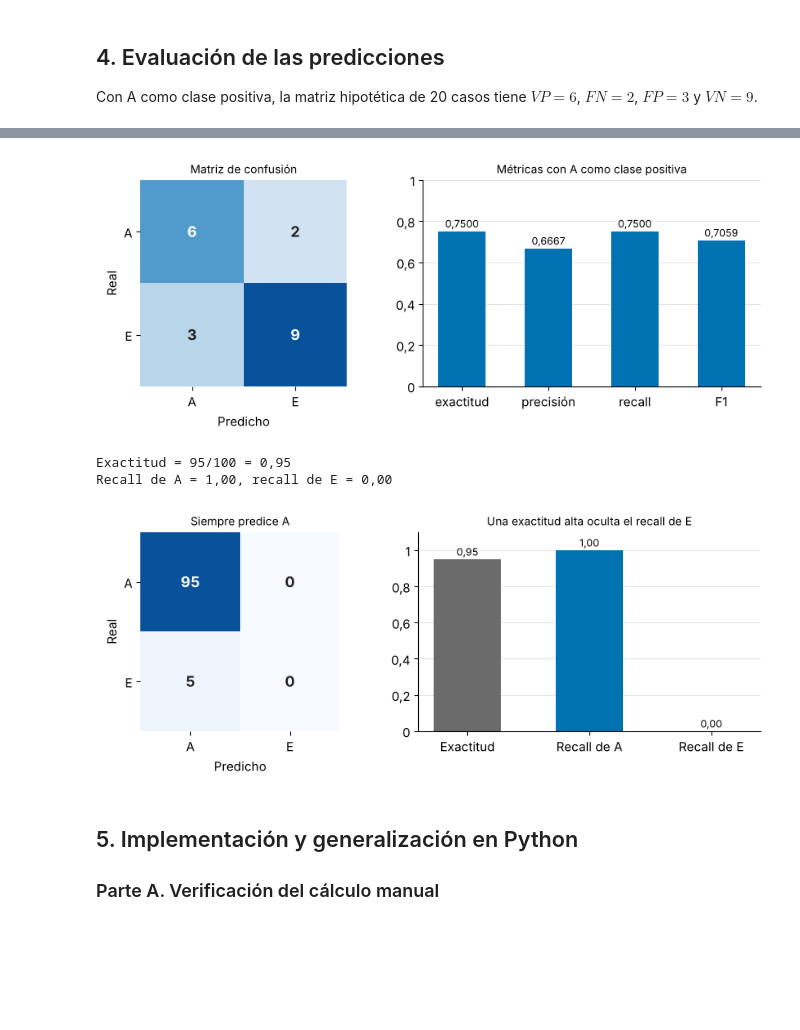
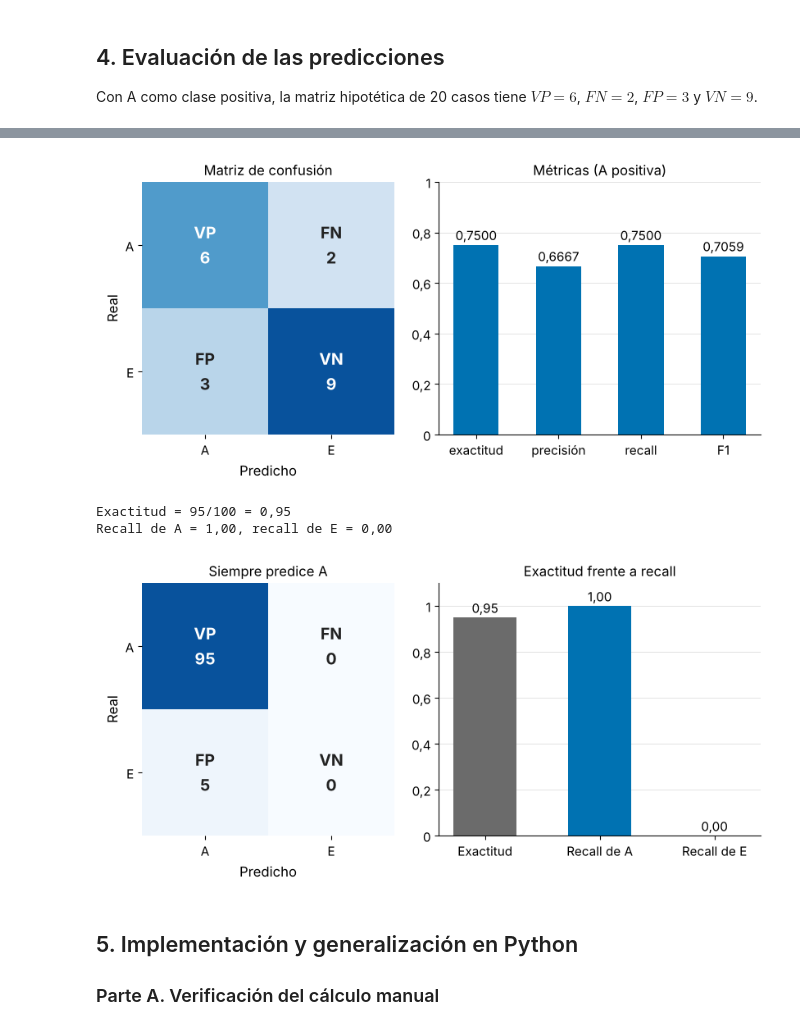
Before and after one commit to CamiloDG07/Taller-Arboles-de-decisi-n, a Jupyter notebook: taller_arboles_decision.ipynb, the cells around one changed output, grey strips where cells are left out. Cells and saved outputs as stored; diff of their text form; code cells hidden in the pictures; blank space fills up the shorter version.

```diff
--- a/taller_arboles_decision.ipynb
+++ b/taller_arboles_decision.ipynb
@@ -408,0 +484,17 @@ guardar("fig_03_arbol_manual.png")
+# %%
+orden = tabla_hijo.sort_values("ΔG")
+fig, ax = plt.subplots(figsize=(7.6, 4.8))
+colores = [COLOR["A"] if v == orden["ΔG"].max() else "#9DB9CF"
+           for v in orden["ΔG"]]
+barras = ax.barh(orden["pregunta"], orden["ΔG"], color=colores,
+                 height=0.62)
+for barra, valor in zip(barras, orden["ΔG"]):
+    ax.text(valor + 0.006, barra.get_y() + barra.get_height() / 2,
+            num(valor), va="center", fontsize=10.5)
+ax.set_xlabel("Reducción de impureza ΔG (nodo de 8 casos)")
+ax.set_xlim(0, 0.44)
+ax.grid(axis="y", visible=False)
+ax.grid(axis="x", visible=True)
+coma(ax, "x")
+ax.set_title("Divisiones candidatas del hijo izquierdo", loc="left")
+guardar("fig_04_busqueda_hijo.png")
@@ -521,41 +661,45 @@ F1        = 2·6/(2·6+3+2) = 0,7059
 # %%
-def matriz_calor(ax, matriz, etiquetas, titulo):
+def matriz_calor(ax, matriz, etiquetas, titulo, rotulos=None):
     ax.imshow(matriz, cmap="Blues", vmin=0, vmax=matriz.max() * 1.15)
     ax.grid(False)
     for i in range(matriz.shape[0]):
         for j in range(matriz.shape[1]):
             claro = matriz[i, j] > matriz.max() * 0.55
-            ax.text(j, i, str(matriz[i, j]), ha="center", va="center",
-                    fontsize=13, fontweight="bold",
+            texto = str(matriz[i, j])
+            if rotulos is not None:
+                texto = f"{rotulos[i][j]}\n{matriz[i, j]}"
+            ax.text(j, i, texto, ha="center", va="center",
+                    fontsize=14, fontweight="bold", linespacing=1.3,
                     color="white" if claro else "#222222")
     ax.set_xticks(range(len(etiquetas)))
     ax.set_xticklabels(etiquetas)
     ax.set_yticks(range(len(etiquetas)))
     ax.set_yticklabels(etiquetas)
     ax.set_xlabel("Predicho")
     ax.set_ylabel("Real")
-    ax.set_title(titulo, fontsize=10)
+    ax.set_title(titulo, fontsize=12)
     for lado in ax.spines.values():
         lado.set_visible(False)
 
 
 matriz_hip = np.array([[VP, FN], [FP, VN]])
-fig, ejes = plt.subplots(1, 2, figsize=(8.8, 3.6),
-                         gridspec_kw={"width_ratios": [1, 1.2]})
-matriz_calor(ejes[0], matriz_hip, ["A", "E"], "Matriz de confusión")
+fig, ejes = plt.subplots(1, 2, figsize=(8.4, 4.0),
+                         gridspec_kw={"width_ratios": [1, 1.25]})
+matriz_calor(ejes[0], matriz_hip, ["A", "E"], "Matriz de confusión",
+             rotulos=[["VP", "FN"], ["FP", "VN"]])
 nombres = list(metricas.keys())
 valores = [metricas[k] for k in nombres]
 barras = ejes[1].bar(nombres, valores, color=COLOR["A"], width=0.55)
 for barra, valor in zip(barras, valores):
     ejes[1].text(barra.get_x() + barra.get_width() / 2, valor + 0.02,
-                 num(valor), ha="center", fontsize=9)
+                 num(valor), ha="center", fontsize=11)
 ejes[1].set_ylim(0, 1.0)
-ejes[1].set_title("Métricas con A como clase positiva", fontsize=10)
+ejes[1].set_title("Métricas (A positiva)", fontsize=12)
 coma(ejes[1], "y")
 plt.tight_layout()
-guardar("fig_05_metricas_hipoteticas.png")
+guardar("fig_07_metricas_hipoteticas.png")
 # %% [output]
-[figure, old version]
+[figure, new version]
 # %%
 # Clasificador que siempre predice A en 95 ejemplos A y 5 ejemplos E.
 vp2, fn2, fp2, vn2 = 95, 0, 5, 0
@@ -565,26 +709,26 @@ recall_E = vn2 / (vn2 + fp2)
 print(f"Exactitud = 95/100 = {num(exactitud_dummy, 2)}")
 print(f"Recall de A = {num(recall_A, 2)}, recall de E = {num(recall_E, 2)}")
 
-fig, ejes = plt.subplots(1, 2, figsize=(8.8, 3.5),
-                         gridspec_kw={"width_ratios": [1, 1.2]})
+fig, ejes = plt.subplots(1, 2, figsize=(8.4, 4.0),
+                         gridspec_kw={"width_ratios": [1, 1.25]})
 matriz_calor(ejes[0], np.array([[95, 0], [5, 0]]), ["A", "E"],
-             "Siempre predice A")
+             "Siempre predice A", rotulos=[["VP", "FN"], ["FP", "VN"]])
 nombres = ["Exactitud", "Recall de A", "Recall de E"]
 valores = [exactitud_dummy, recall_A, recall_E]
 colores = [GRIS, COLOR["A"], COLOR["E"]]
 barras = ejes[1].bar(nombres, valores, color=colores, width=0.55)
 for barra, valor in zip(barras, valores):
     ejes[1].text(barra.get_x() + barra.get_width() / 2, valor + 0.02,
-                 num(valor, 2), ha="center", fontsize=9)
+                 num(valor, 2), ha="center", fontsize=11)
 ejes[1].set_ylim(0, 1.1)
-ejes[1].set_title("Una exactitud alta oculta el recall de E", fontsize=10)
+ejes[1].set_title("Exactitud frente a recall", fontsize=12)
 coma(ejes[1], "y")
 plt.tight_layout()
-guardar("fig_06_clase_mayoritaria.png")
+guardar("fig_08_clase_mayoritaria.png")
 # %% [output]
 Exactitud = 95/100 = 0,95
 Recall de A = 1,00, recall de E = 0,00
-[figure, old version]
+[figure, new version]
 # %% [markdown]
 ## 5. Implementación y generalización en Python
 
```
Also changed, not shown: parts of 20 cells of this notebook, 27 other files.
